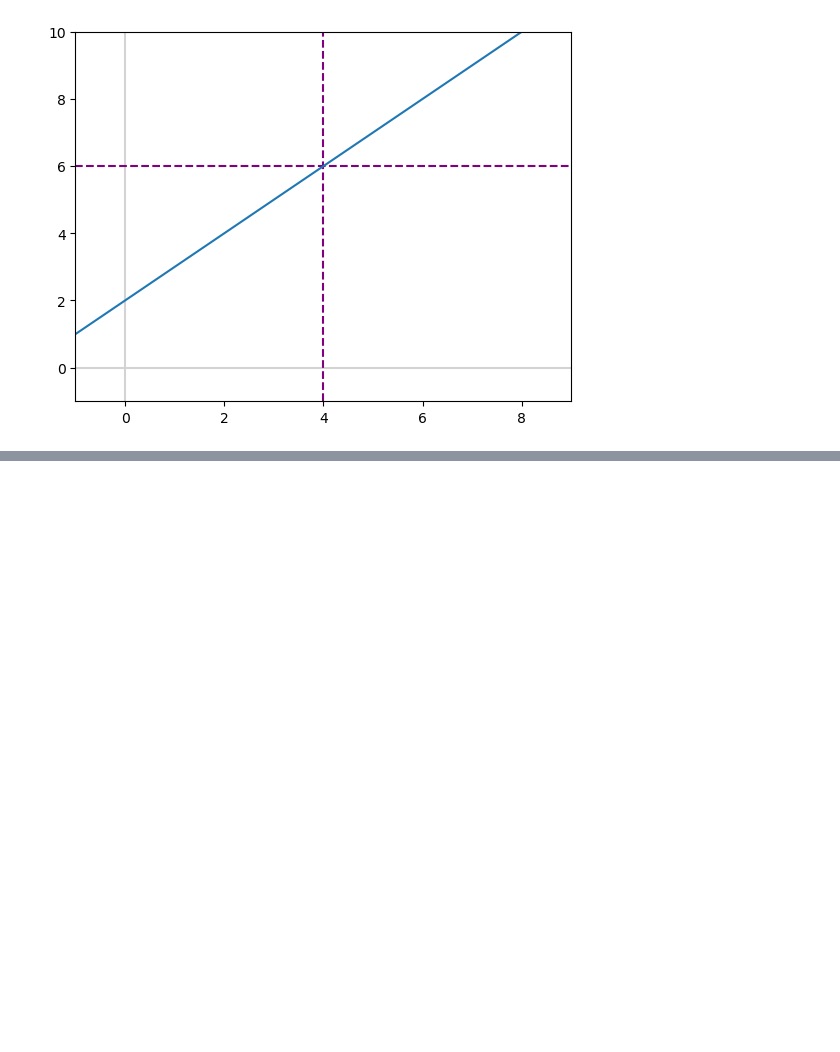
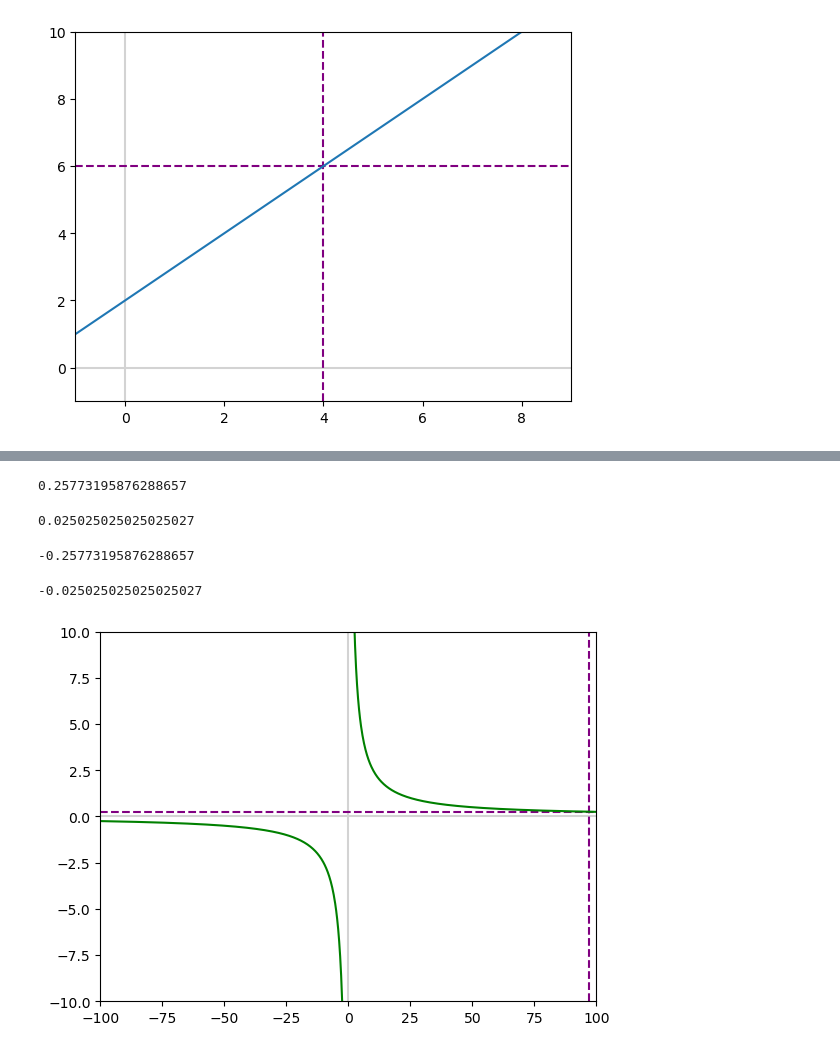
Before and after one commit to fajarww/monash_student, a Jupyter notebook: Python Programming/Calculus I Exercise.ipynb, the cells around one changed output, grey strips where cells are left out. Cells and saved outputs as stored; diff of their text form; code cells hidden in the pictures; blank space fills up the shorter version.

```diff
--- a/Python Programming/Calculus I Exercise.ipynb
+++ b/Python Programming/Calculus I Exercise.ipynb
@@ -116,0 +121,3 @@ _ = ax.plot(x,y3)
+# %%
+left_x = x[x<0]
+left_x
@@ -116,0 +142,3 @@ _ = ax.plot(x,y3)
+# %%
+right_x = x[x>0]
+right_x
@@ -116,0 +163,3 @@ _ = ax.plot(x,y3)
+# %%
+left_y4 = ans4(left_x)
+left_y4
@@ -116,0 +184,3 @@ _ = ax.plot(x,y3)
+# %%
+right_y4 = ans4(right_x)
+right_y4
@@ -116,0 +205,28 @@ _ = ax.plot(x,y3)
+# %%
+ans4(97)
+# %% [output]
+0.25773195876288657
+# %%
+ans4(999)
+# %% [output]
+0.025025025025025027
+# %%
+ans4(-97)
+# %% [output]
+-0.25773195876288657
+# %%
+ans4(-999)
+# %% [output]
+-0.025025025025025027
+# %%
+fig, ax = plt.subplots()
+plt.axvline(x=0, c='lightgray')
+plt.axhline(y=0, c='lightgray')
+plt.xlim(-100,100)
+plt.ylim(-10,10)
+plt.axvline(x=97, c='purple', linestyle='--')
+plt.axhline(y=0.25, c='purple', linestyle='--')
+ax.plot(left_x,left_y4,c='green')
+_ = ax.plot(right_x,right_y4,c='green')
+# %% [output]
+[figure, added]
```
Also changed, not shown: parts of 19 cells of this notebook, 2 other files.
